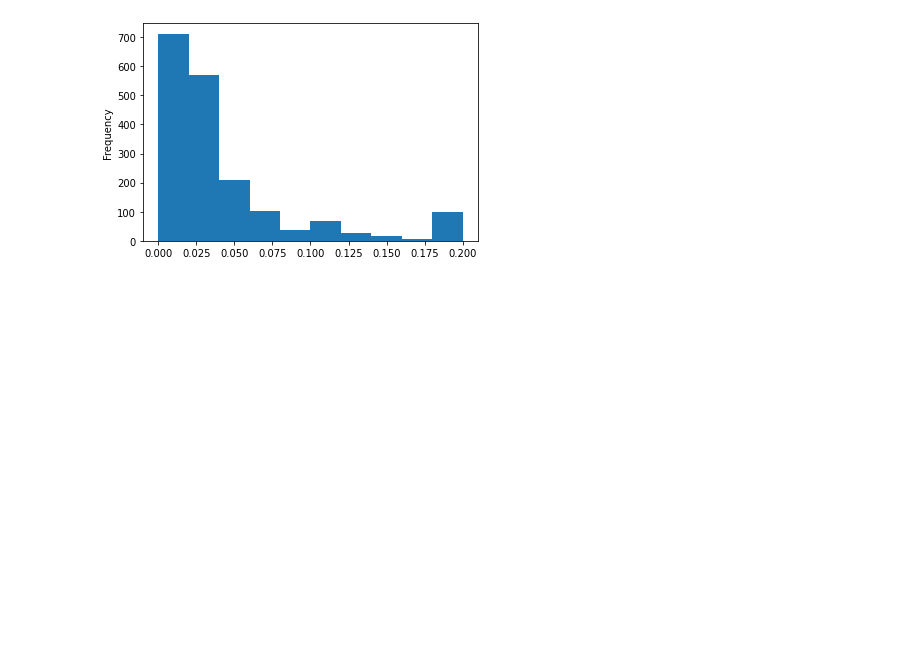
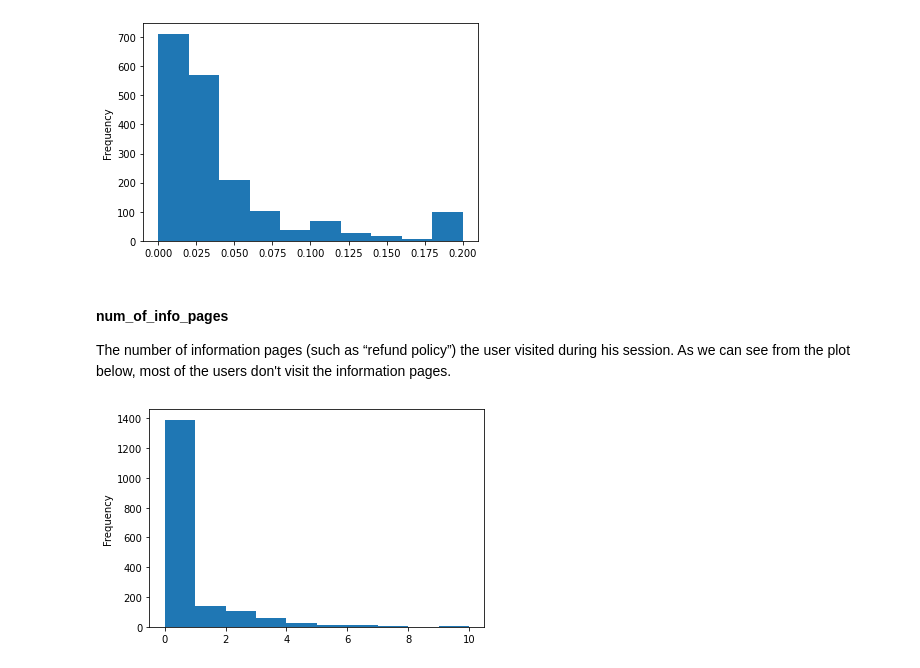
Before and after one commit to daniellepidt/ecommerce-machine-learning, a Jupyter notebook: exploration/explore.ipynb, the cells around one changed output. Drawn from its saved outputs; the diff is of its cells as text; code cells hidden in the pictures; blank space fills up the shorter version.

```diff
--- a/exploration/explore.ipynb
+++ b/exploration/explore.ipynb
@@ -69,3 +144,12 @@ test_df['ExitRates'].plot.hist()
 plt.show()
 # %% [output]
 [figure]
+# %% [markdown]
+#### num_of_info_pages
+The number of information pages (such as “refund policy”) the user visited during his session.
+As we can see from the plot below, most of the users don't visit the information pages.
+# %%
+test_df['num_of_info_pages'].plot.hist()
+plt.show()
+# %% [output]
+[figure, added]
```
Also changed, not shown: parts of 30 cells of this notebook.
